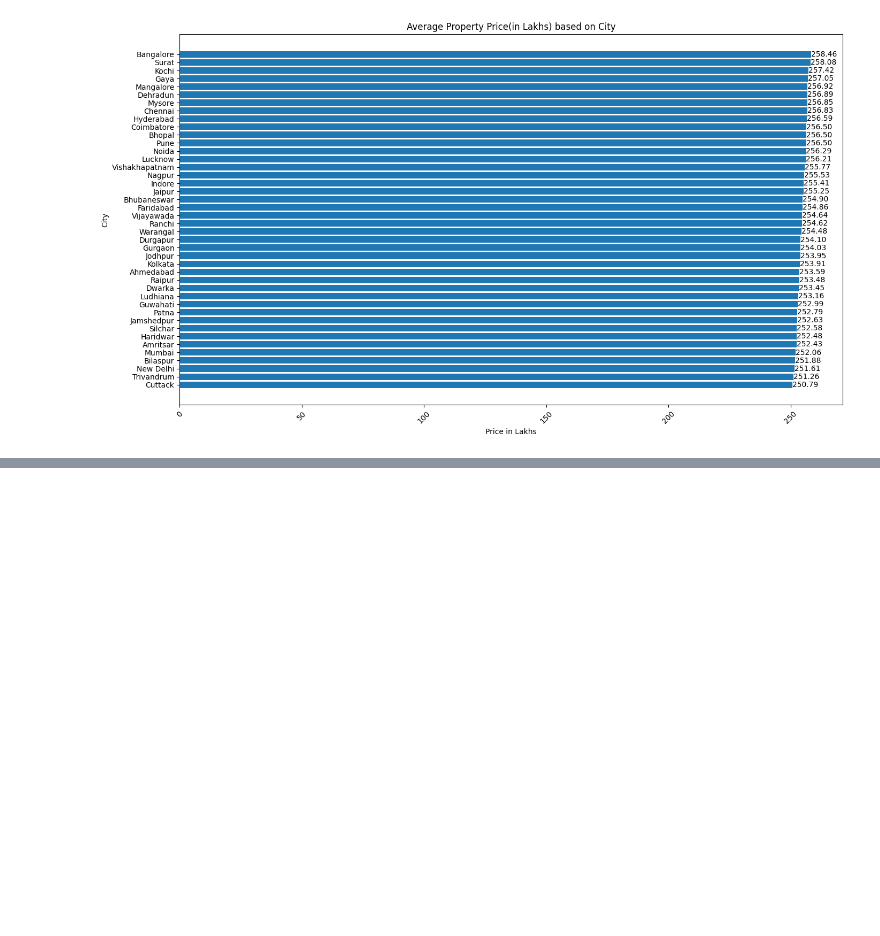
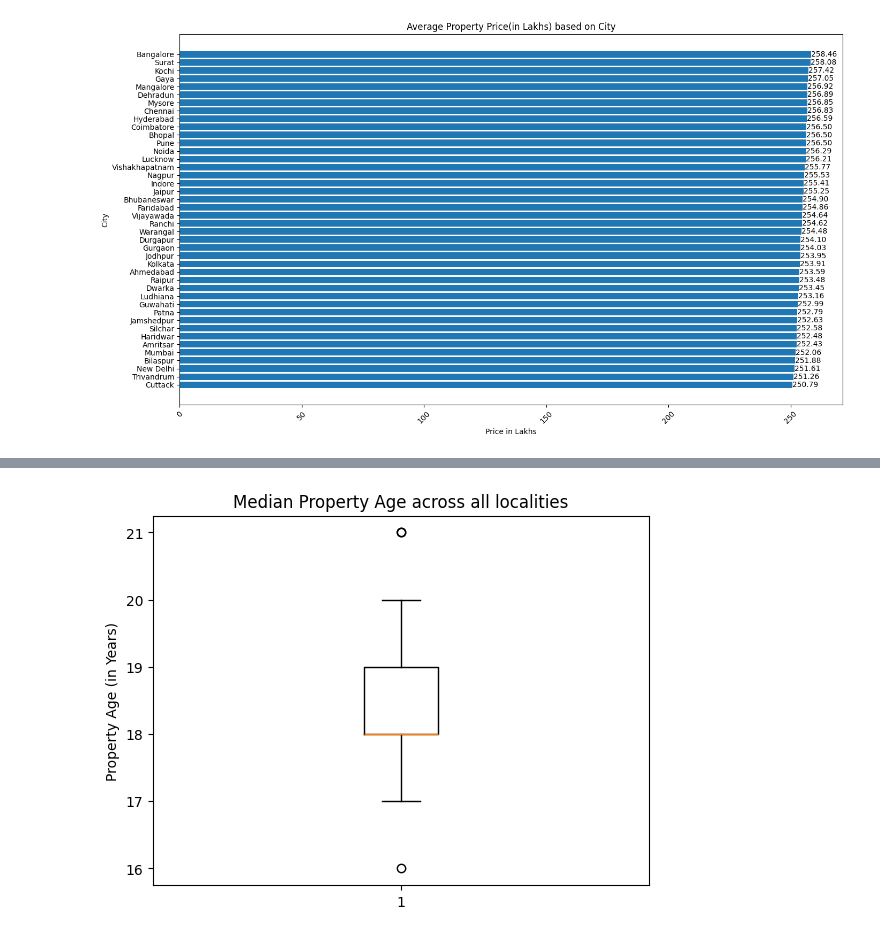
Before and after one commit to JS-Tharun/Real-Estate-Investment-Advisor, a Jupyter notebook: notebook.ipynb, the cells around one changed output, grey strips where cells are left out. Saved outputs shown, nothing was run; the diff lists cells and outputs as text; code cells hidden in the pictures; blank space fills up the shorter version.

```diff
--- a/notebook.ipynb
+++ b/notebook.ipynb
@@ -1136,0 +1124,8 @@ plt.show()
+# %%
+age_by_locality_df = (df.groupby('Locality')['Age_of_Property']
+    .agg(['median'])
+    .reset_index()
+    .rename(columns={'median': 'median_property_age'})
+)
+print("Median property age based on locality")
+age_by_locality_df
@@ -1136,0 +1165,8 @@ plt.show()
+# %%
+# Visualization
+plt.boxplot(age_by_locality_df['median_property_age'])
+plt.title('Median Property Age across all localities')
+plt.ylabel('Property Age (in Years)')
+plt.show()
+# %% [output]
+[figure, added]
```
Also changed, not shown: parts of 9 cells of this notebook.
